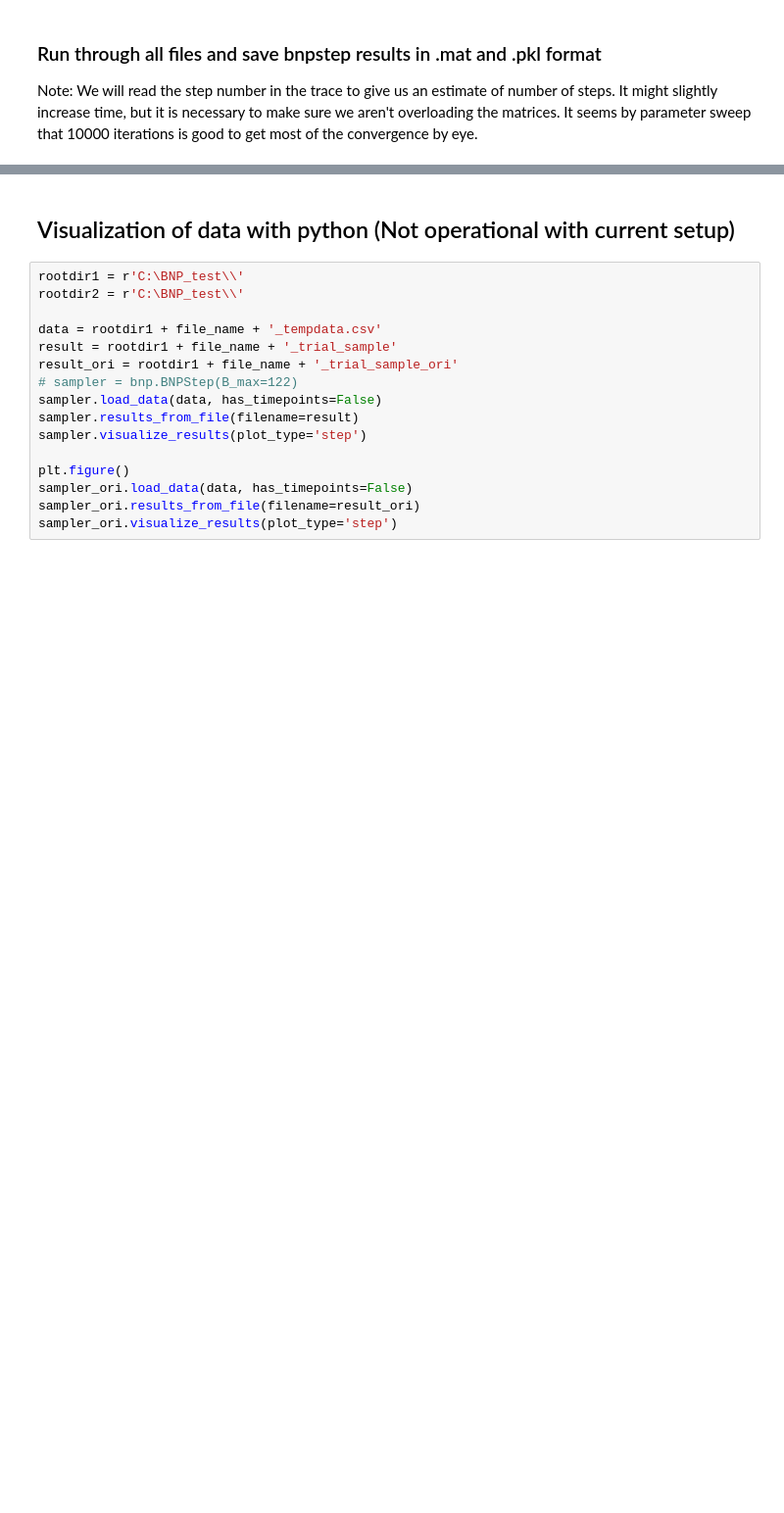
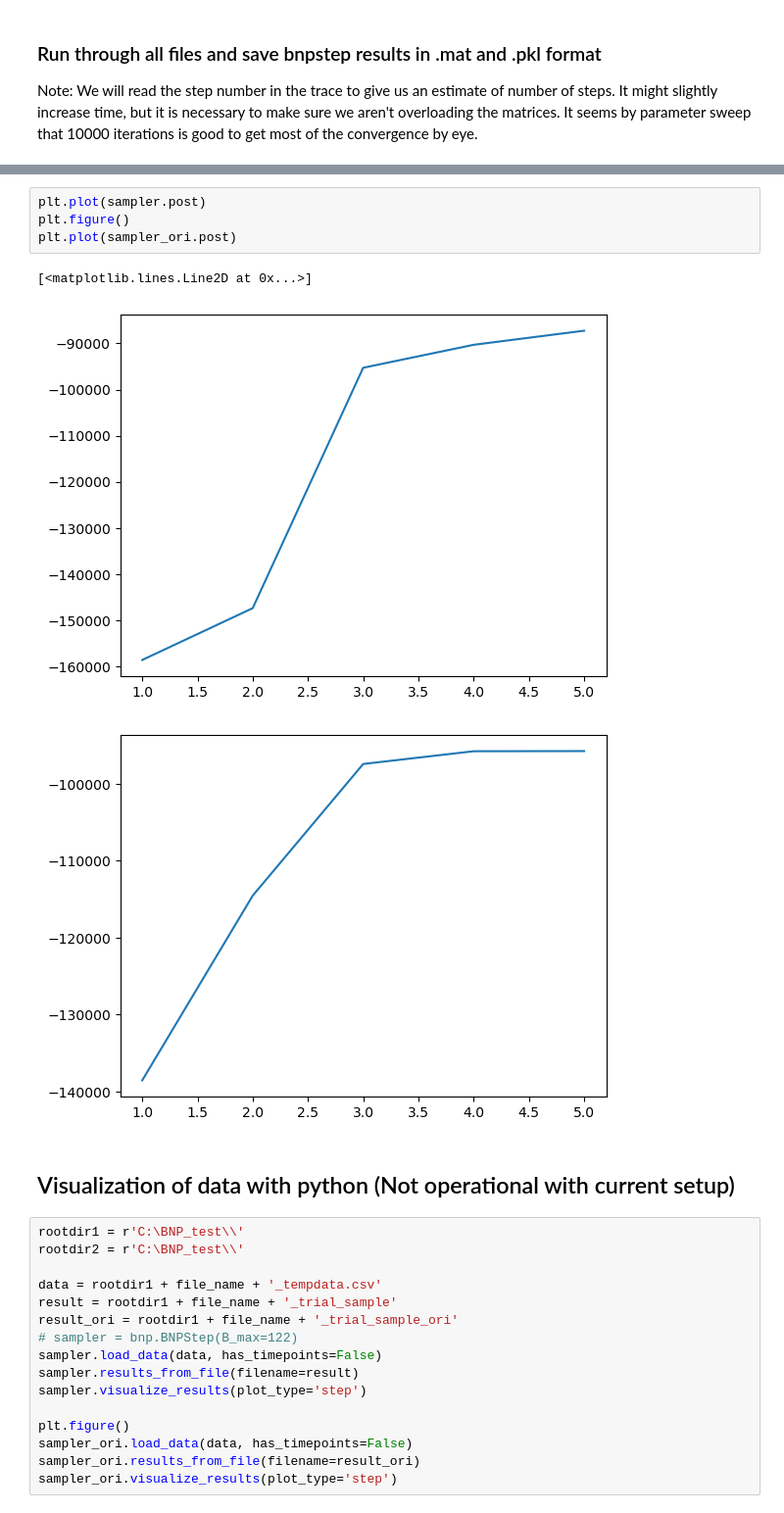
Before and after one commit to zyg1213/bnp-step_Yildiz, a Jupyter notebook: BNPStep_from_FIONA_test.ipynb, the cells around one changed output, grey strips where cells are left out. Shown at 98% size. Drawn from its saved outputs; the diff is of its cells as text; blank space fills up the shorter version.

```diff
--- a/BNPStep_from_FIONA_test.ipynb
+++ b/BNPStep_from_FIONA_test.ipynb
@@ -102,3 +130,11 @@ Iteration took 0.269090 seconds 1221
+# %%
+plt.plot(sampler.post)
+plt.figure()
+plt.plot(sampler_ori.post)
+# %% [output]
+[<matplotlib.lines.Line2D at 0x...>]
+[figure, added]
+[figure, added]
 # %% [markdown]
 ## Visualization of data with python (Not operational with current setup)
 # %%
```
Also changed, not shown: parts of 4 cells of this notebook, 3 other files.
